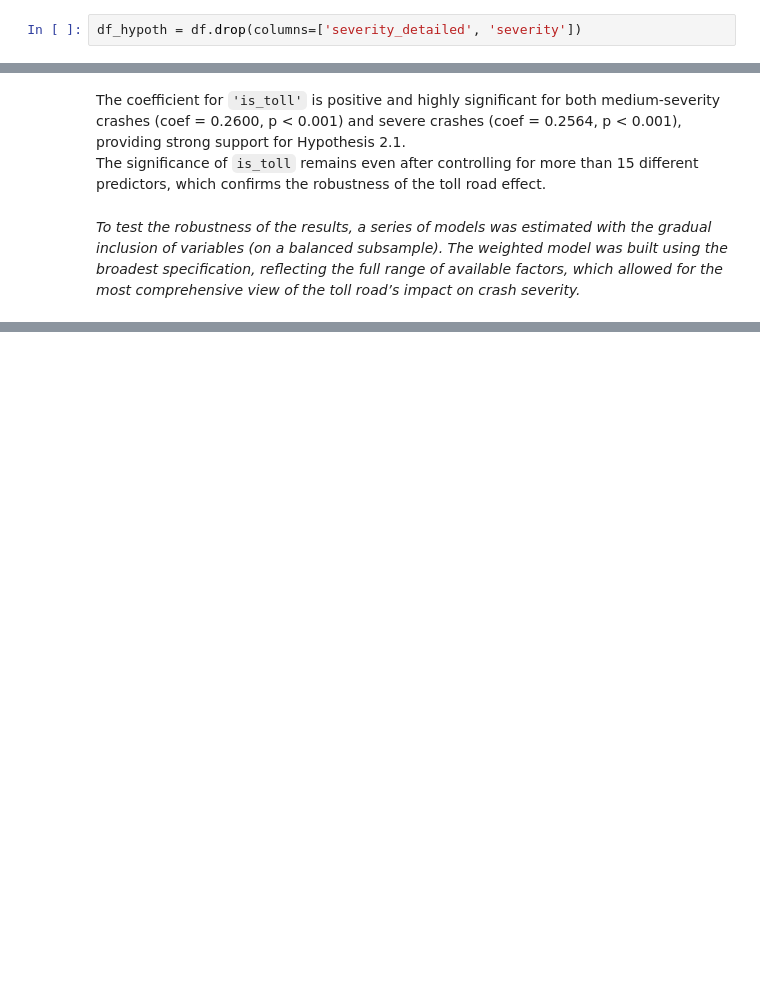
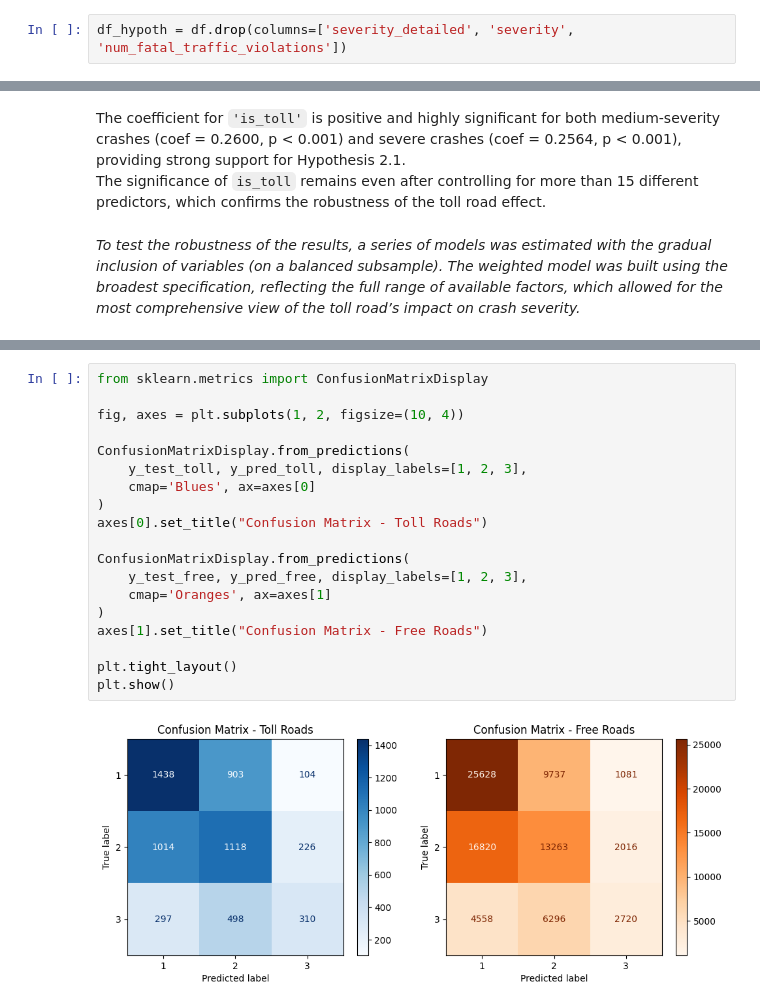
Before and after one commit to NastyaWheel/thesis, a Jupyter notebook: severity/severity_hypotheses.ipynb, the cells around one changed output, grey strips where cells are left out. Drawn from its saved outputs; the diff is of its cells as text; blank space fills up the shorter version.

Commit message:
add ml hypotheses testing and draft models

```diff
--- a/severity/severity_hypotheses.ipynb
+++ b/severity/severity_hypotheses.ipynb
@@ -75,7 +75,7 @@ df['severity_encode'].unique()
 # %% [output]
 array([2, 1, 3])
 # %%
-df_hypoth = df.drop(columns=['severity_detailed', 'severity'])
+df_hypoth = df.drop(columns=['severity_detailed', 'severity', 'num_fatal_traffic_violations'])
 # %% [markdown]
 # Econometrics
 
@@ -245,0 +363,21 @@ _To test the robustness of the results, a series of models was estimated with th
+# %%
+from sklearn.metrics import ConfusionMatrixDisplay
+
+fig, axes = plt.subplots(1, 2, figsize=(10, 4))
+
+ConfusionMatrixDisplay.from_predictions(
+    y_test_toll, y_pred_toll, display_labels=[1, 2, 3],
+    cmap='Blues', ax=axes[0]
+)
+axes[0].set_title("Confusion Matrix - Toll Roads")
+
+ConfusionMatrixDisplay.from_predictions(
+    y_test_free, y_pred_free, display_labels=[1, 2, 3],
+    cmap='Oranges', ax=axes[1]
+)
+axes[1].set_title("Confusion Matrix - Free Roads")
+
+plt.tight_layout()
+plt.show()
+# %% [output]
+[figure, added]
```
Also changed, not shown: parts of 30 cells of this notebook.
